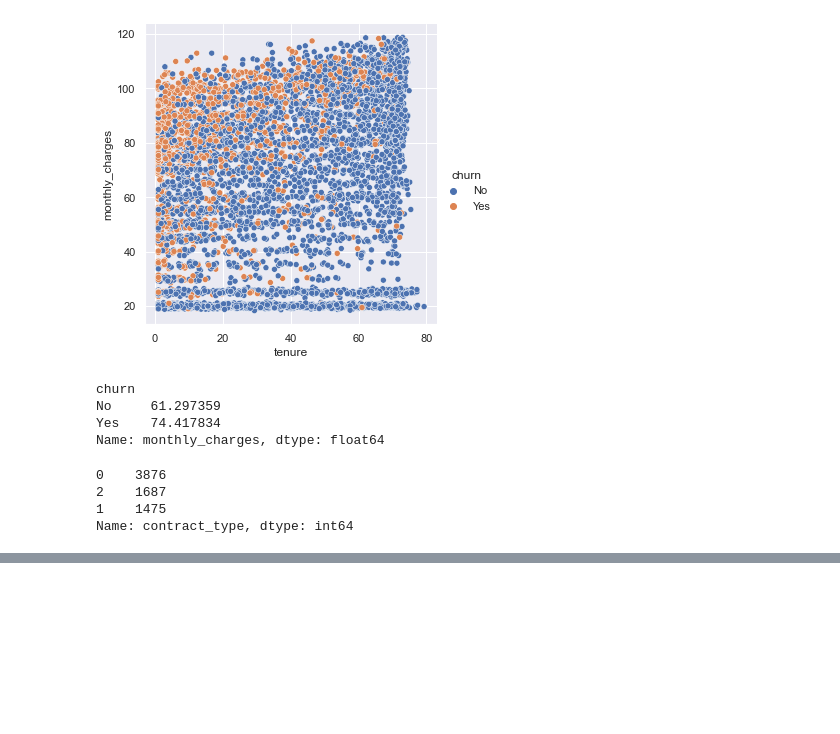
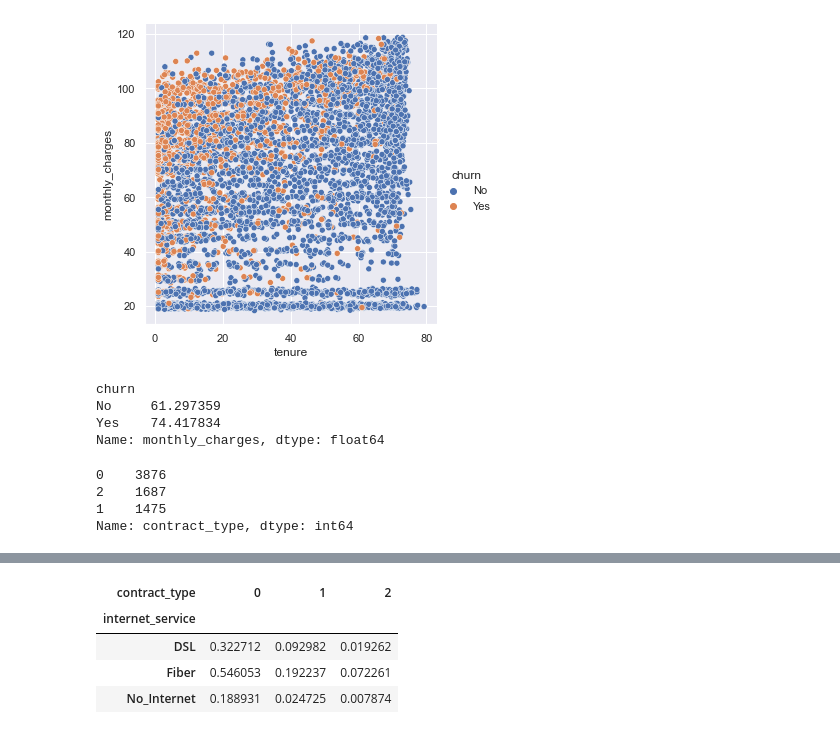
Before and after one commit to m3redithw/numpy-pandas-visualization-exercises, a Jupyter notebook: churn_analysis.ipynb, the cells around one changed output, grey strips where cells are left out. Cells and saved outputs as stored; diff of their text form; code cells hidden in the pictures; blank space fills up the shorter version.

```diff
--- a/churn_analysis.ipynb
+++ b/churn_analysis.ipynb
@@ -179,0 +211,8 @@ Name: contract_type, dtype: int64
+# %%
+df_1
+# %% [output]
+| contract_type | 0 | 1 | 2 |
+| internet_service |  |  |  |
+| DSL | 0.322712 | 0.092982 | 0.019262 |
+| Fiber | 0.546053 | 0.192237 | 0.072261 |
+| No_Internet | 0.188931 | 0.024725 | 0.007874 |
```
Also changed, not shown: parts of 6 cells of this notebook.
